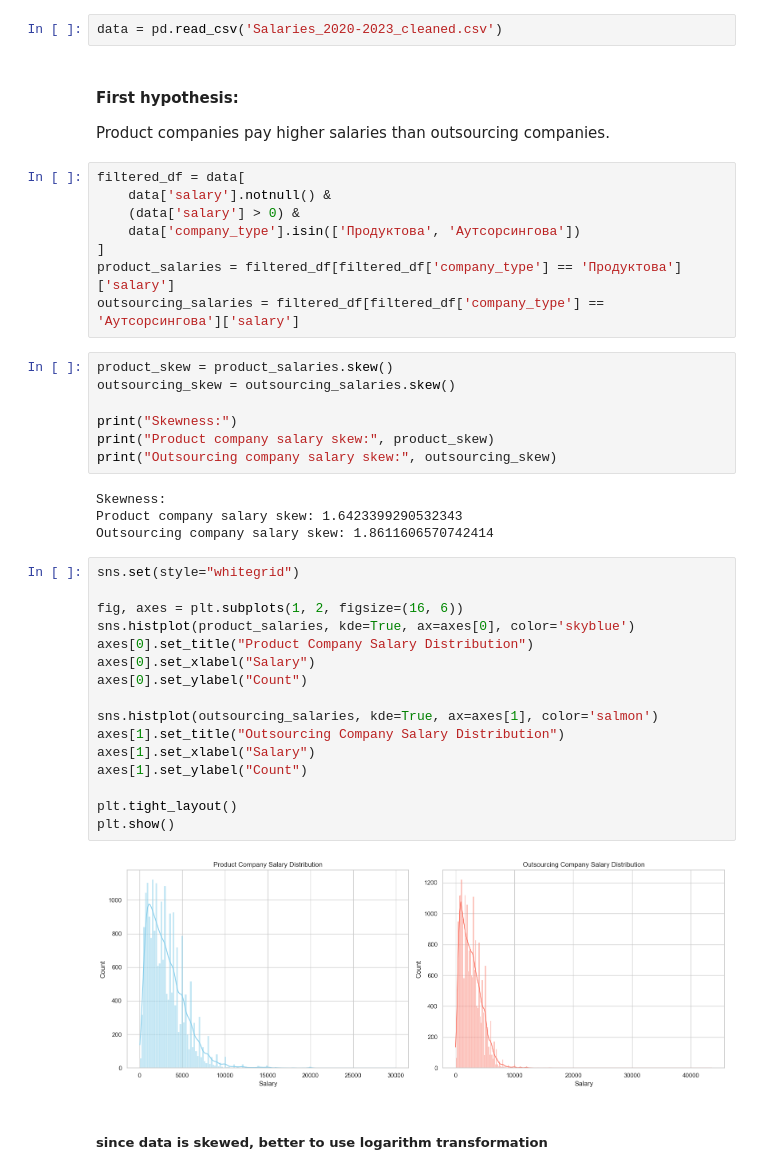
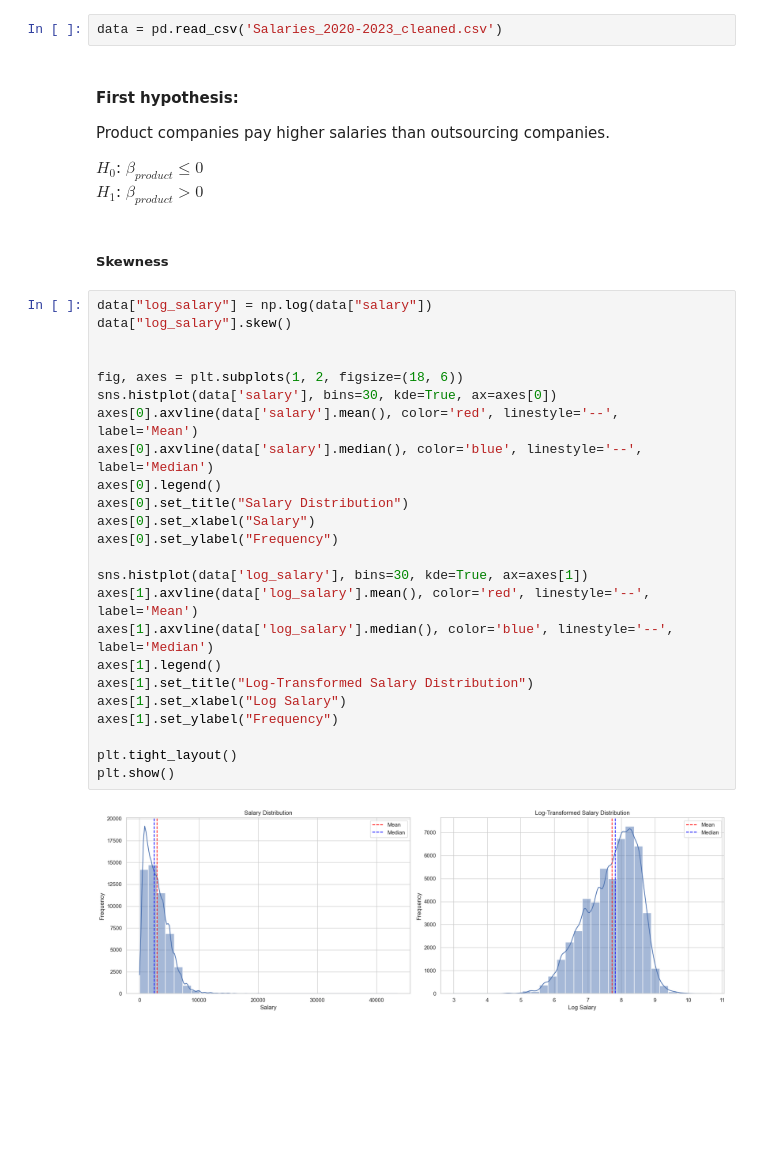
Before and after one commit to Danylo-Ik/Econometrics-Project-IT, a Jupyter notebook: it_salaries.ipynb, the cells around one changed output. Drawn from its saved outputs; the diff is of its cells as text; blank space fills up the shorter version.

```diff
--- a/it_salaries.ipynb
+++ b/it_salaries.ipynb
@@ -220,42 +217,34 @@ data = pd.read_csv('Salaries_2020-2023_cleaned.csv')
 # %% [markdown]
 #### First hypothesis:
 Product companies pay higher salaries than outsourcing companies.
+
+$H_0$: $\beta_{product} \leq 0$\
+$H_1$: $\beta_{product} > 0$
-# %%
-filtered_df = data[
-    data['salary'].notnull() &
-    (data['salary'] > 0) &
-    data['company_type'].isin(['Продуктова', 'Аутсорсингова'])
-]
-product_salaries = filtered_df[filtered_df['company_type'] == 'Продуктова']['salary']
-outsourcing_salaries = filtered_df[filtered_df['company_type'] == 'Аутсорсингова']['salary']
-# %%
-product_skew = product_salaries.skew()
-outsourcing_skew = outsourcing_salaries.skew()
-
-print("Skewness:")
-print("Product company salary skew:", product_skew)
-print("Outsourcing company salary skew:", outsourcing_skew)
-# %% [output]
-Skewness:
-Product company salary skew: 1.6423399290532343
-Outsourcing company salary skew: 1.8611606570742414
+# %% [markdown]
+##### Skewness
 # %%
-sns.set(style="whitegrid")
+data["log_salary"] = np.log(data["salary"])
+data["log_salary"].skew()
 
-fig, axes = plt.subplots(1, 2, figsize=(16, 6))
-sns.histplot(product_salaries, kde=True, ax=axes[0], color='skyblue')
-axes[0].set_title("Product Company Salary Distribution")
+
+fig, axes = plt.subplots(1, 2, figsize=(18, 6))
+sns.histplot(data['salary'], bins=30, kde=True, ax=axes[0])
+axes[0].axvline(data['salary'].mean(), color='red', linestyle='--', label='Mean')
+axes[0].axvline(data['salary'].median(), color='blue', linestyle='--', label='Median')
+axes[0].legend()
+axes[0].set_title("Salary Distribution")
 axes[0].set_xlabel("Salary")
-axes[0].set_ylabel("Count")
+axes[0].set_ylabel("Frequency")
 
-sns.histplot(outsourcing_salaries, kde=True, ax=axes[1], color='salmon')
-axes[1].set_title("Outsourcing Company Salary Distribution")
-axes[1].set_xlabel("Salary")
-axes[1].set_ylabel("Count")
+sns.histplot(data['log_salary'], bins=30, kde=True, ax=axes[1])
+axes[1].axvline(data['log_salary'].mean(), color='red', linestyle='--', label='Mean')
+axes[1].axvline(data['log_salary'].median(), color='blue', linestyle='--', label='Median')
+axes[1].legend()
+axes[1].set_title("Log-Transformed Salary Distribution")
+axes[1].set_xlabel("Log Salary")
+axes[1].set_ylabel("Frequency")
 
 plt.tight_layout()
 plt.show()
 # %% [output]
-[figure, old version]
+[figure, new version]
-# %% [markdown]
-##### since data is skewed, better to use logarithm transformation
```
Also changed, not shown: parts of 24 cells of this notebook.
